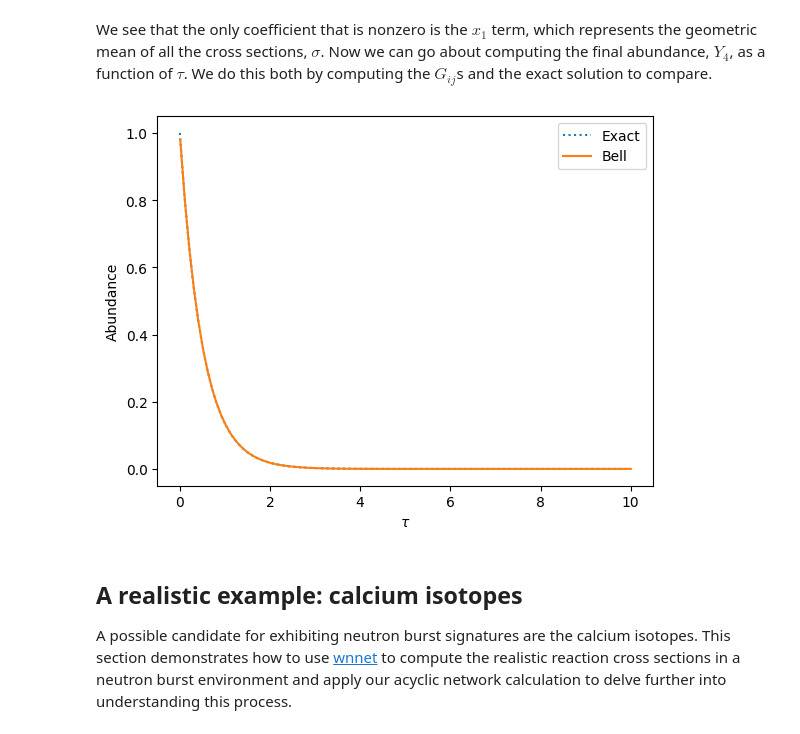
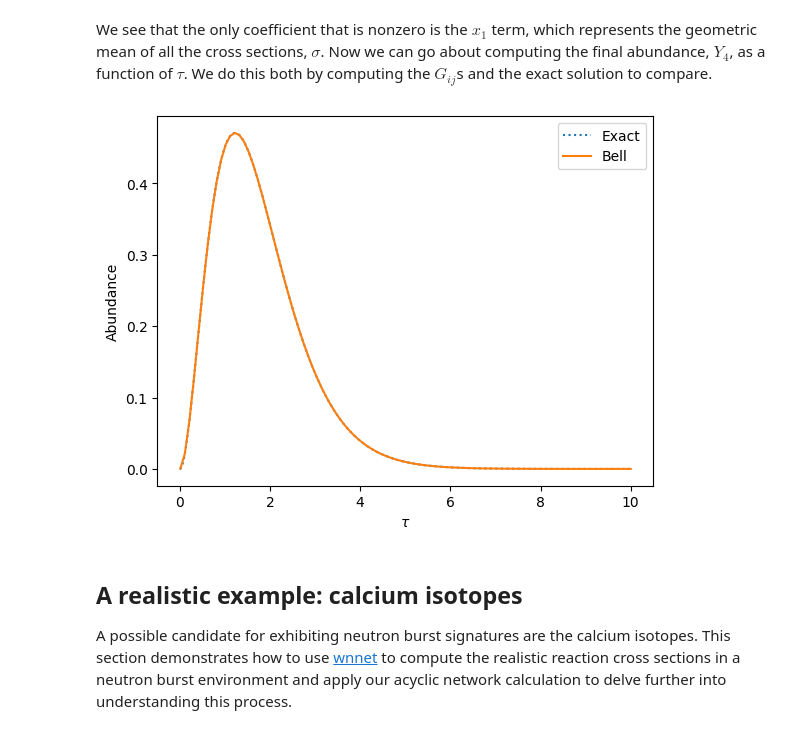
Before and after one commit to lucaswalls18/neutron_burst, a Jupyter notebook: neutron_burst_notebook.ipynb, the cells around one changed output. Drawn from its saved outputs; the diff is of its cells as text; code cells hidden in the pictures.

```diff
--- a/neutron_burst_notebook.ipynb
+++ b/neutron_burst_notebook.ipynb
@@ -99,6 +96,7 @@ m = len(sigs)
 
 ys = np.zeros(m)
 ys[0] = 1
+ys[1] = 1
 # %% [markdown]
 Now with the cross sections defined, we can begin calculating the complete homogeneous symmetric polynomials and the Bell polynomial coefficients using [wnpoly](https://wnpoly.readthedocs.io/en/latest/). We begin by creating an instance of complete homogenous symmetric polynomials and compute them with our cross sections:
 # %%
@@ -129,14 +127,14 @@ for t in range(len(tau)):
 # %%
 sol = solve_ivp(Y, [0, tau[len(tau)-1]], ys, args=(sigs,), max_step=0.002)
 #plot results
-plt.plot(sol.t, sol.y[m-4], ':', label='Exact')
-plt.plot(tau, y_final[:,0] , label='Bell')
+plt.plot(sol.t, sol.y[m-1], ':', label='Exact')
+plt.plot(tau, y_final[:,3] , label='Bell')
 plt.legend()
 plt.xlabel(r'$\tau$')
 plt.ylabel('Abundance')
 plt.show()
 # %% [output]
-[figure, old version]
+[figure, new version]
 # %% [markdown]
 ## A realistic example: calcium isotopes
 
```
Also changed, not shown: parts of 18 cells of this notebook.
